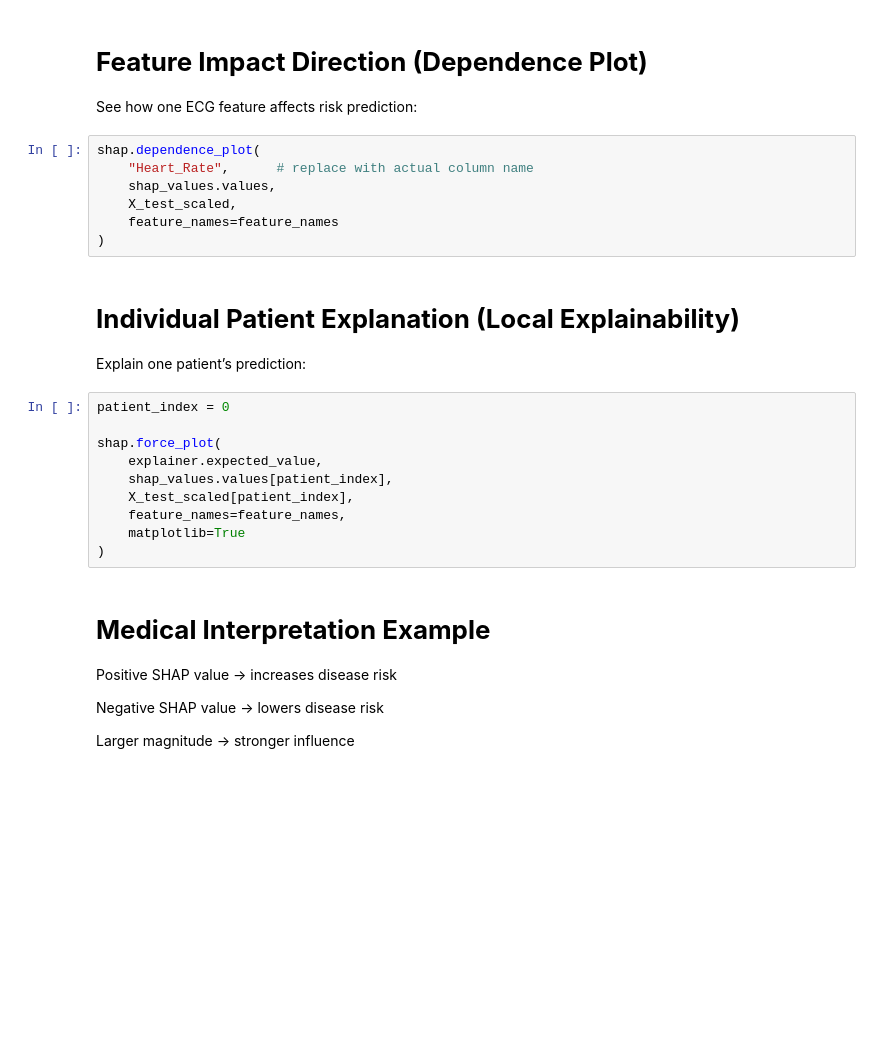
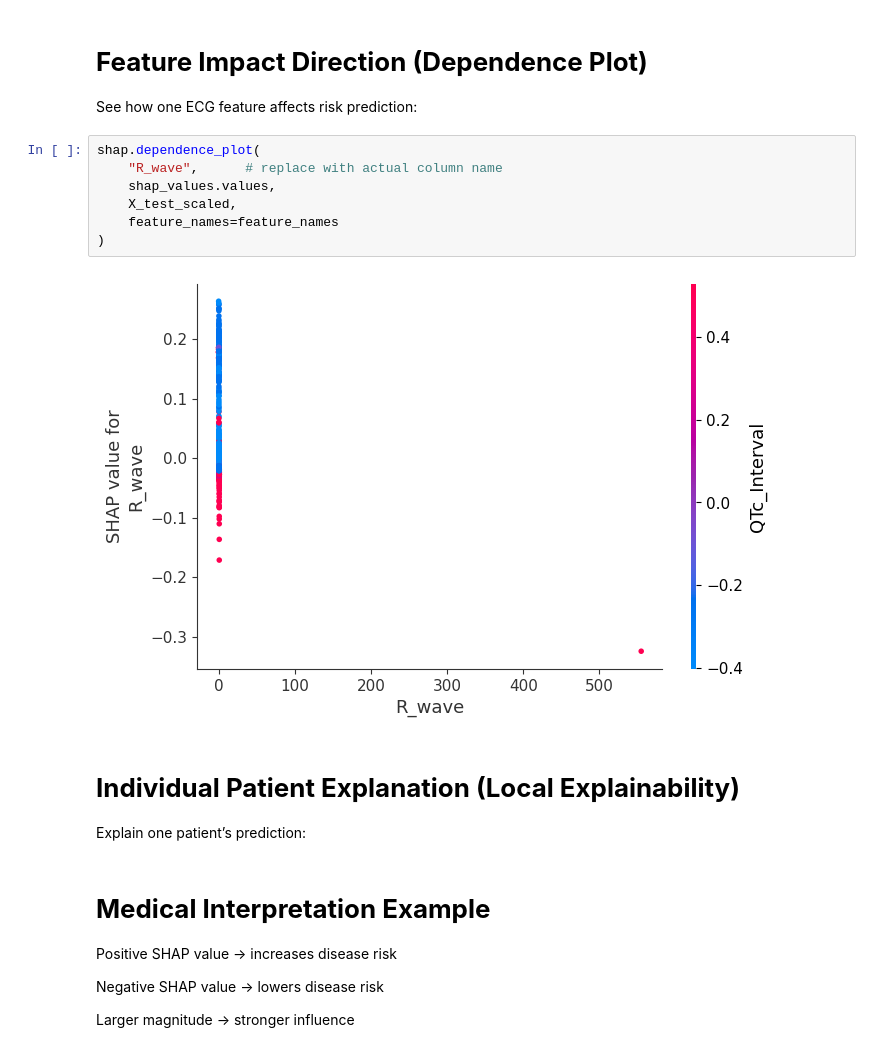
Before and after one commit to Nakib-Nasrullah/Heart_disease, a Jupyter notebook: ecg_dataset.ipynb, the cells around one changed output. Drawn from its saved outputs; the diff is of its cells as text; blank space fills up the shorter version.

```diff
--- a/ecg_dataset.ipynb
+++ b/ecg_dataset.ipynb
@@ -358,25 +364,17 @@ shap.summary_plot(
 See how one ECG feature affects risk prediction:
 # %%
 shap.dependence_plot(
-    "Heart_Rate",      # replace with actual column name
+    "R_wave",      # replace with actual column name
     shap_values.values,
     X_test_scaled,
     feature_names=feature_names
 )
+# %% [output]
+[figure, added]
 # %% [markdown]
 # **Individual Patient Explanation (Local Explainability)**
 
 Explain one patient’s prediction:
-# %%
-patient_index = 0
-
-shap.force_plot(
-    explainer.expected_value,
-    shap_values.values[patient_index],
-    X_test_scaled[patient_index],
-    feature_names=feature_names,
-    matplotlib=True
-)
 # %% [markdown]
 # **Medical Interpretation Example**
 
```
Also changed, not shown: parts of 3 cells of this notebook.
